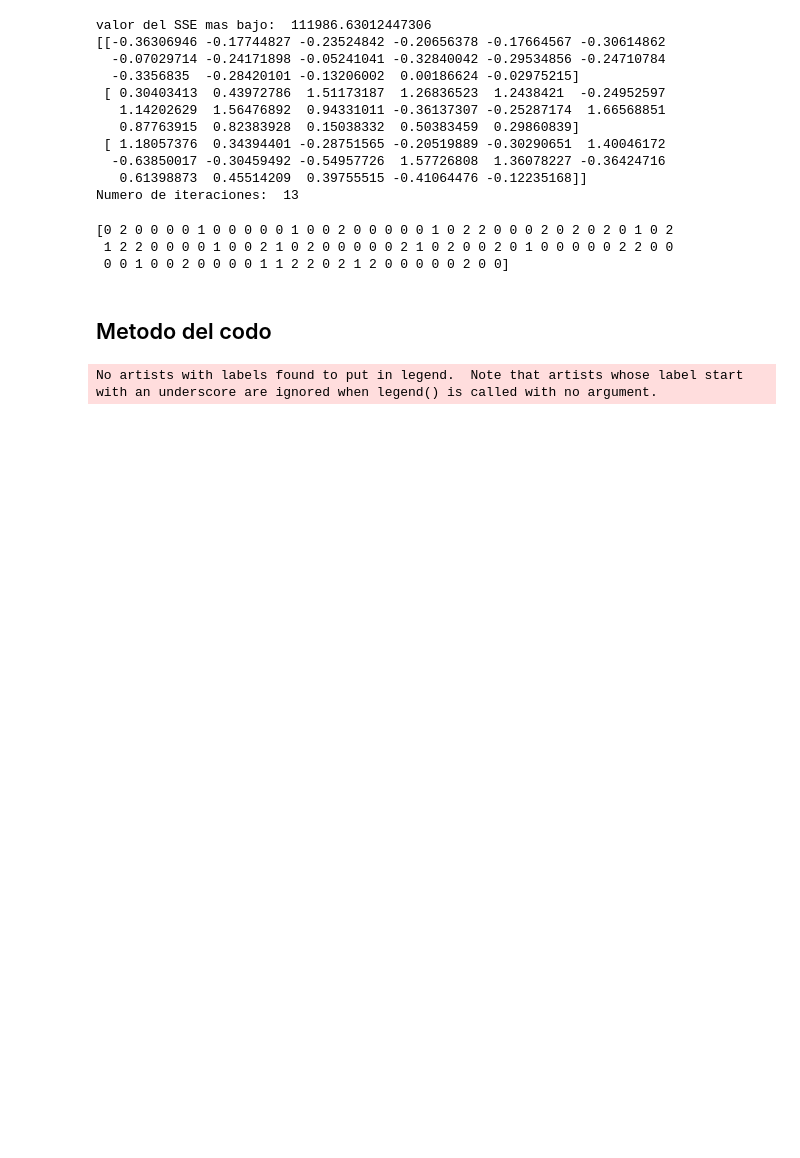
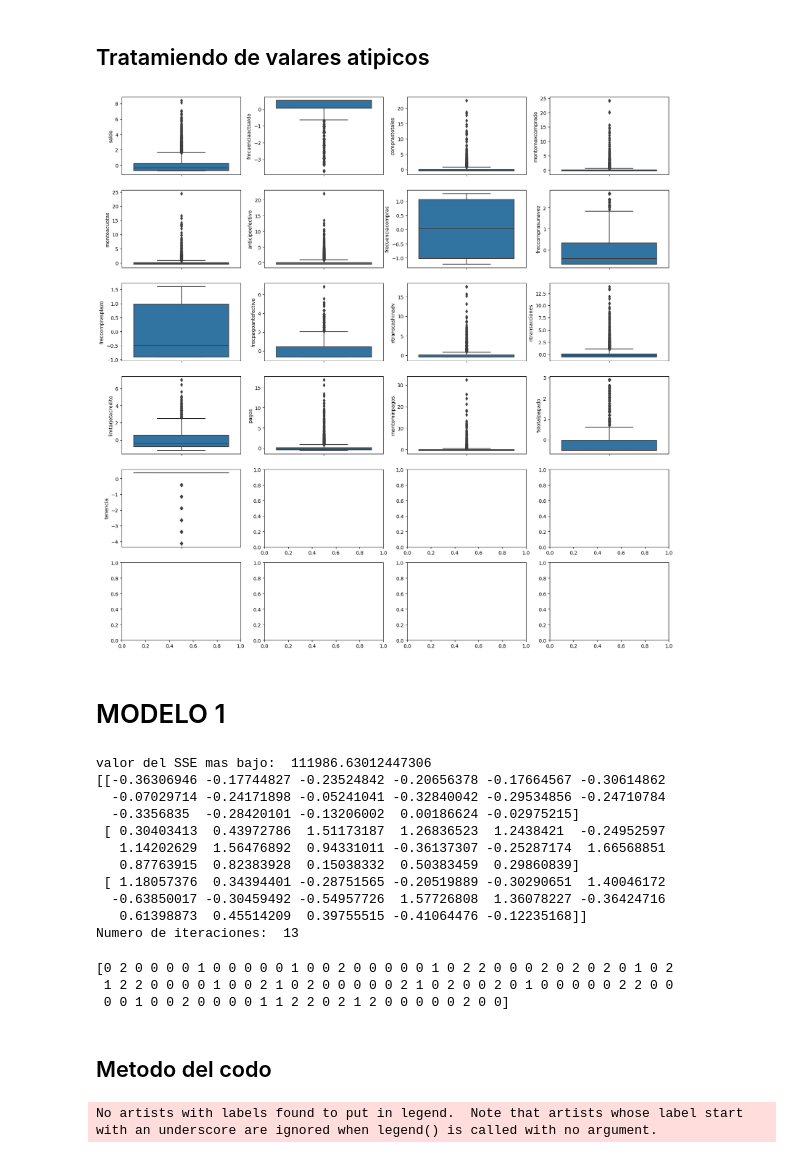
Before and after one commit to Juanisazalu/Analitica2_trabajo2, a Jupyter notebook: TRABAJO 2.ipynb, the cells around one changed output. Cells and saved outputs as stored; diff of their text form; code cells hidden in the pictures; blank space fills up the shorter version.

```diff
--- a/TRABAJO 2.ipynb
+++ b/TRABAJO 2.ipynb
@@ -124,0 +252,4 @@ tabla.drop("id",axis=1,inplace=True)
+# %%
+scaler = StandardScaler()
+scaled_tabla=pd.DataFrame(scaler.fit_transform(tabla),columns=tabla.columns)
+scaled_tabla
@@ -125,3 +270,23 @@ tabla.drop("id",axis=1,inplace=True)
+# %% [markdown]
+## Tratamiendo de valares atipicos
+# %%
+# Tratamiento de valores atípicos
+train_tabla_out = scaled_tabla.copy()
+
+# Sentar las bases de un "mosaico boxplot de 6x4 (para cubrir 22 variables)":
+box_locs=pd.DataFrame(
+{"vert":sorted(list(range(0,6))*4),
+ "horiz":list(range(0,4))*6}
+)
+
+fig,axs=plt.subplots(ncols=4,nrows=6,figsize=(20,20))
+
+for idx,i in enumerate(train_tabla_out.columns):
+    sns.boxplot(y=train_tabla_out[i],ax=axs[box_locs.iloc[idx,0]][box_locs.iloc[idx,1]])
+# %% [output]
+[figure, added]
+# %% [markdown]
+# MODELO 1
 # %%
 # instancia de la clase standarScaler y escalado de variables
 scaler = StandardScaler()
```
Also changed, not shown: parts of 32 cells of this notebook.
